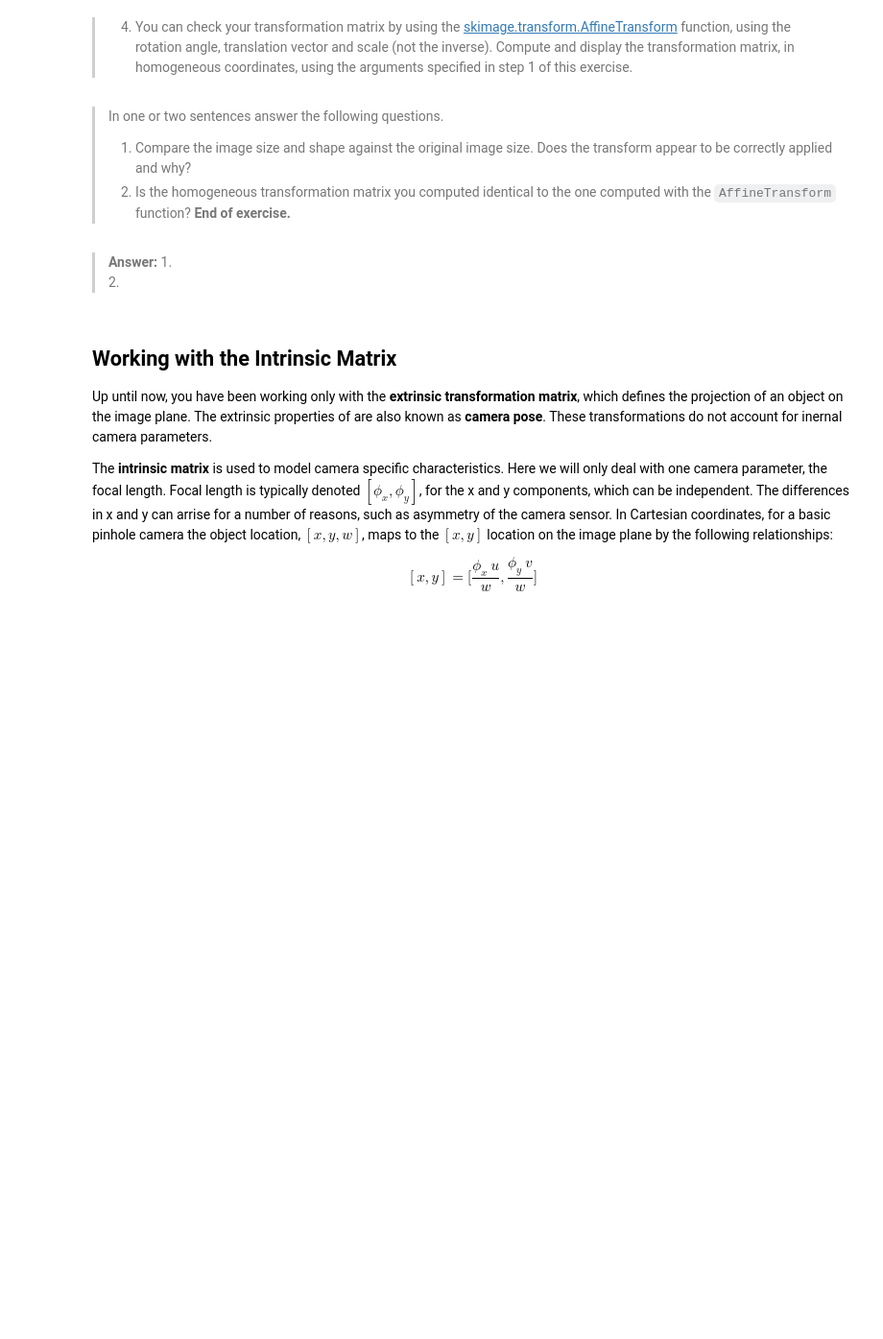
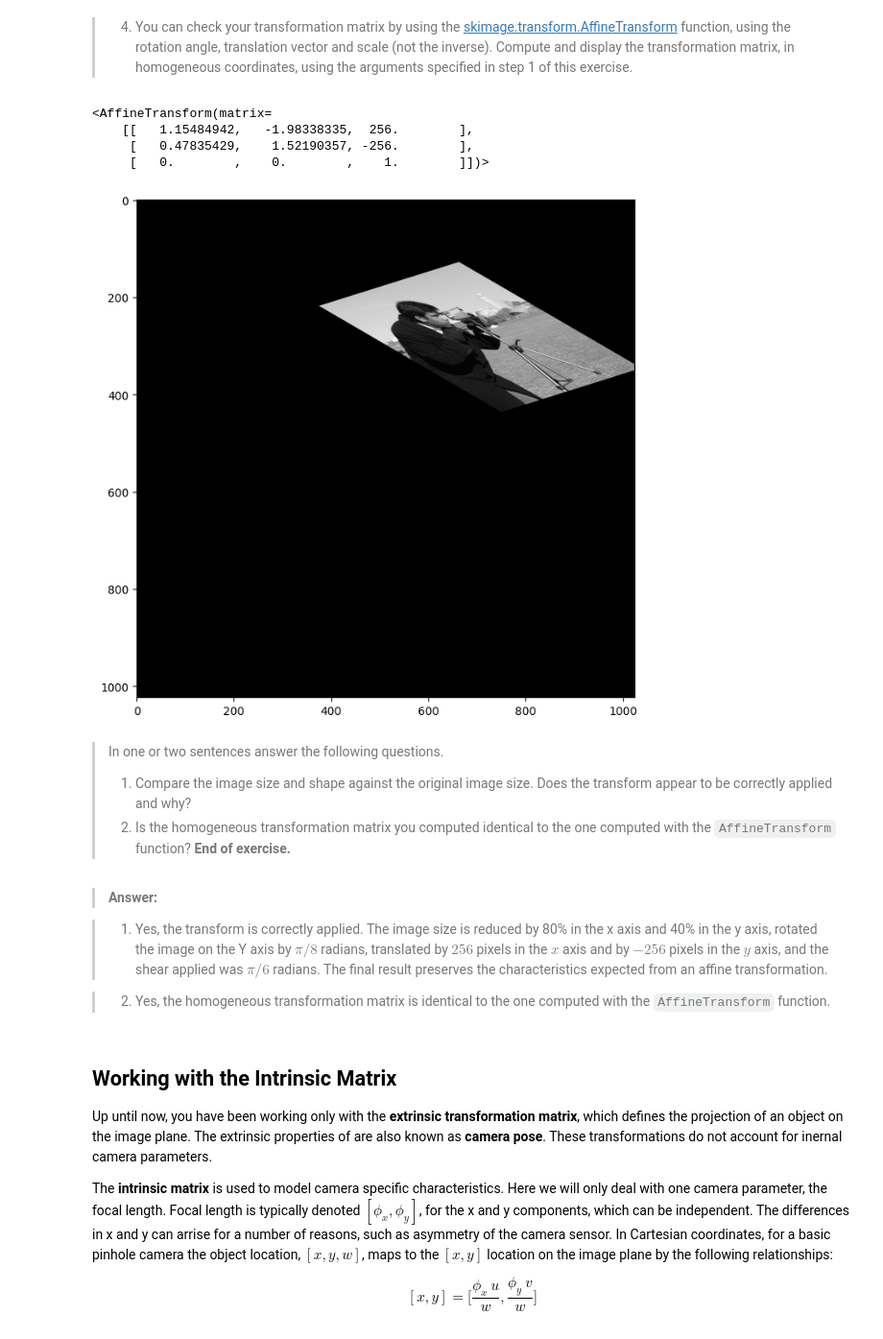
Before and after one commit to alvaroiramirez/CSCI_E-25, a Jupyter notebook: Labs/9_HomographyProjections.ipynb, the cells around one changed output. Shown at 96% size. Cells and saved outputs as stored; diff of their text form; code cells hidden in the pictures; blank space fills up the shorter version.

```diff
--- a/Labs/9_HomographyProjections.ipynb
+++ b/Labs/9_HomographyProjections.ipynb
@@ -247,6 +250,17 @@ Continuing to generalize the transformation you will now add a shear factor to t
 > 4. You can check your transformation matrix by using the [skimage.transform.AffineTransform](https://scikit-image.org/docs/stable/api/skimage.transform.html#skimage.transform.AffineTransform) function, using the rotation angle, translation vector and scale (not the inverse). Compute and display the transformation matrix, in homogeneous coordinates, using the arguments specified in step 1 of this exercise.
 # %%
 ## Put your code below
+
+#4. You can check your transformation matrix by using the skimage.transform.AffineTransform function, using the
+# rotation angle, translation vector and scale (not the inverse). Compute and display the transformation matrix,
+# in homogeneous coordinates, using the arguments specified in step 1 of this exercise.
+process_image(transform.AffineTransform(rotation=angle, translation=[256,-256], scale=(1/0.8, 1/0.4), shear=pi/6))
+# %% [output]
+<AffineTransform(matrix=
+    [[   1.15484942,   -1.98338335,  256.        ],
+     [   0.47835429,    1.52190357, -256.        ],
+     [   0.        ,    0.        ,    1.        ]])>
+[figure, added]
 # %% [markdown]
 > In one or two sentences answer the following questions.
 > 1. Compare the image size and shape against the original image size. Does the transform appear to be correctly applied and why?
@@ -254,8 +268,10 @@ Continuing to generalize the transformation you will now add a shear factor to t
 > **End of exercise.**
 # %% [markdown]
 > **Answer:**
-> 1.
-> 2.
+
+> 1. Yes, the transform is correctly applied. The image size is reduced by 80% in the x axis and 40% in the y axis, rotated the image on the Y axis by $\pi/8$ radians, translated by $256$ pixels in the $x$ axis and by $-256$ pixels in the $y$ axis, and the shear applied was $\pi/6$ radians. The final result preserves the characteristics expected from an affine transformation.
+
+> 2. Yes, the homogeneous transformation matrix is identical to the one computed with the `AffineTransform` function.
 # %% [markdown]
 ## Working with the Intrinsic Matrix
 
```
Also changed, not shown: parts of 7 cells of this notebook.
